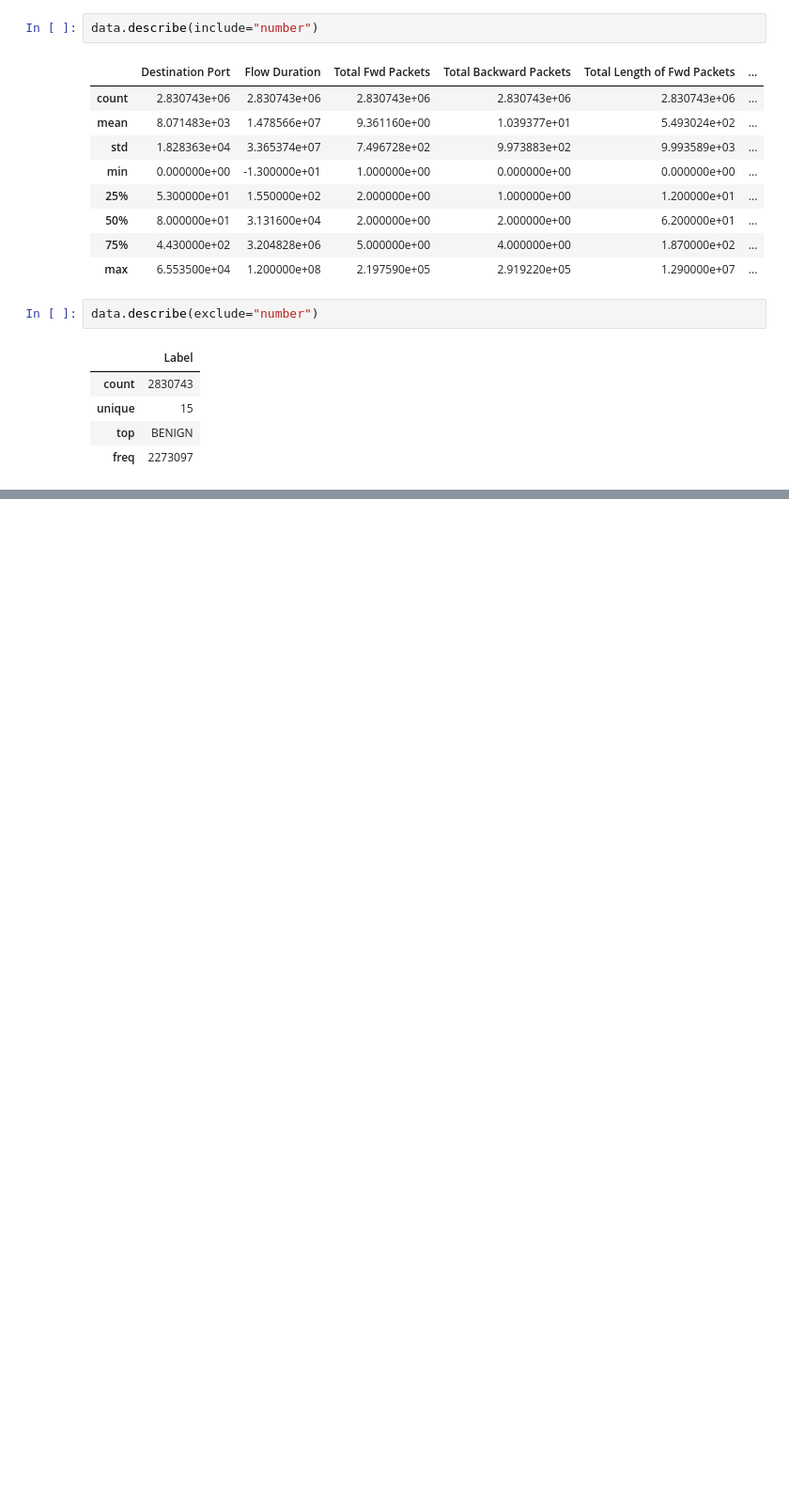
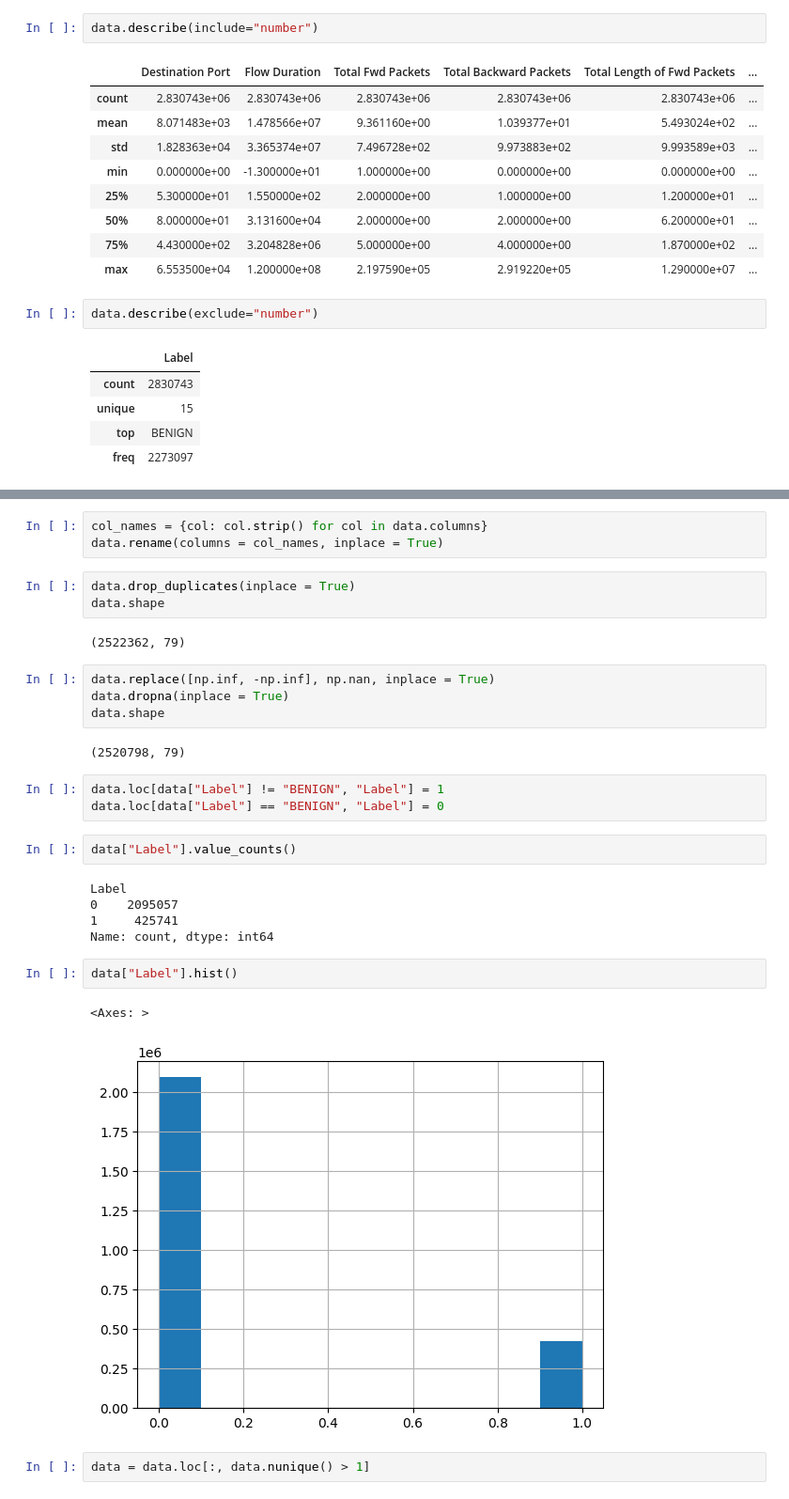
Before and after one commit to HugoTDN/CYB_Travail_Session, a Jupyter notebook: classificationBinaire/Pretraitement.ipynb, the cells around one changed output, grey strips where cells are left out. Shown at 94% size. Saved outputs shown, nothing was run; the diff lists cells and outputs as text; blank space fills up the shorter version.

```diff
--- a/classificationBinaire/Pretraitement.ipynb
+++ b/classificationBinaire/Pretraitement.ipynb
@@ -65,0 +93,31 @@ data.describe(exclude="number")
+# %%
+col_names = {col: col.strip() for col in data.columns}
+data.rename(columns = col_names, inplace = True)
+# %%
+data.drop_duplicates(inplace = True)
+data.shape
+# %% [output]
+(2522362, 79)
+# %%
+data.replace([np.inf, -np.inf], np.nan, inplace = True)
+data.dropna(inplace = True)
+data.shape
+# %% [output]
+(2520798, 79)
+# %%
+data.loc[data["Label"] != "BENIGN", "Label"] = 1
+data.loc[data["Label"] == "BENIGN", "Label"] = 0
+# %%
+data["Label"].value_counts()
+# %% [output]
+Label
+0    2095057
+1     425741
+Name: count, dtype: int64
+# %%
+data["Label"].hist()
+# %% [output]
+<Axes: >
+[figure, added]
+# %%
+data = data.loc[:, data.nunique() > 1]
```
Also changed, not shown: parts of 10 cells of this notebook, 2 other files.
